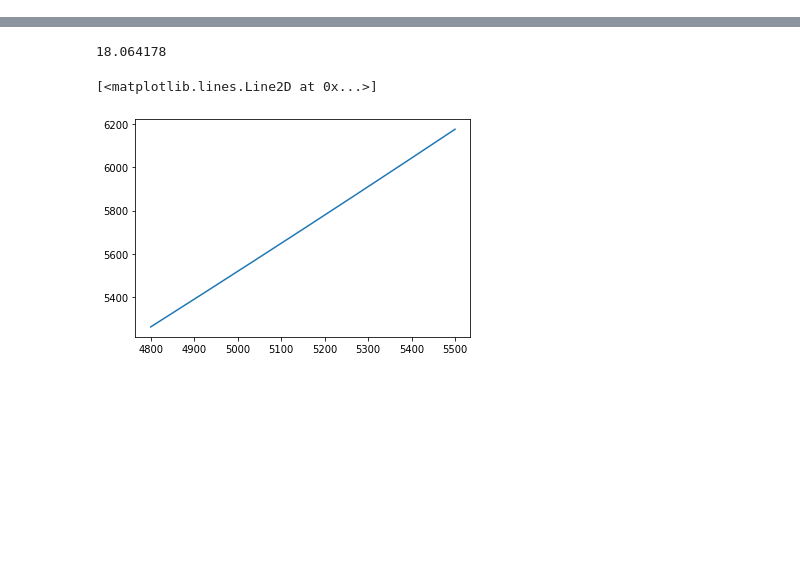
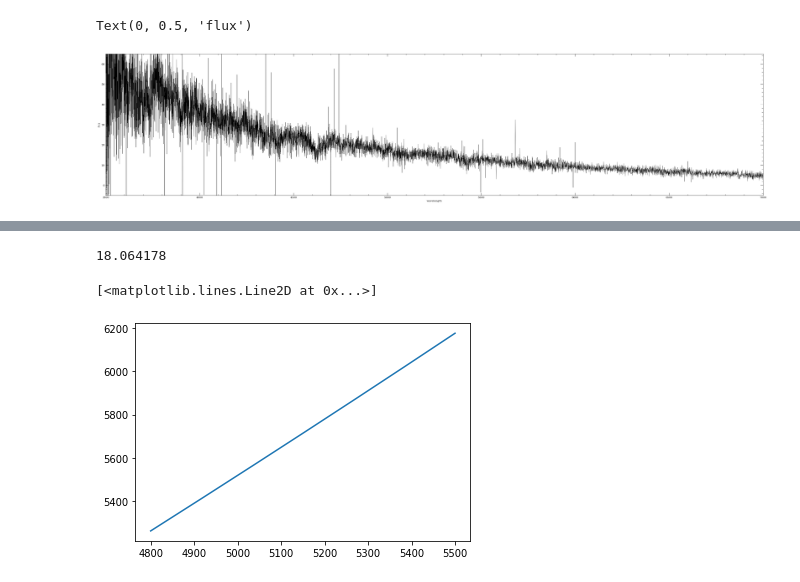
Before and after one commit to vedantchandra/merlin, a Jupyter notebook: pipeline/nb/99_dev_getspec.ipynb, the cells around one changed output, grey strips where cells are left out. Drawn from its saved outputs; the diff is of its cells as text; code cells hidden in the pictures; blank space fills up the shorter version.

```diff
--- a/pipeline/nb/99_dev_getspec.ipynb
+++ b/pipeline/nb/99_dev_getspec.ipynb
@@ -0,0 +1,7 @@
+# %%
+from astropy.table import Table
+import numpy as np
+import matplotlib.pyplot as plt
+import astropy
+
+plt.style.use('~/vedant.mplstyle')
@@ -0,0 +10,2 @@
+# %%
+f = fits.open('/n/holyscratch01/conroy_lab/vchandra/mage/data/kd6/reduced_v0/magellan_mage_A/Science/coadd/j0927m6335_coadd.fits')
@@ -0,0 +14,5 @@
+# %%
+order = 1
+
+wl = f[order].data['wave']
+fl = f[order].data['flux']
@@ -0,0 +30,12 @@
+# %%
+sel = (wl > 3500) & (wl < 9000)
+# %%
+plt.figure(figsize = (45, 10))
+plt.plot(wl[sel], fl[sel], color = 'k', lw = 0.5)
+plt.ylim(-5, 65)
+plt.xlim(3500, 7000)
+plt.xlabel('wavelength')
+plt.ylabel('flux')
+# %% [output]
+Text(0, 0.5, 'flux')
+[figure, added]
```
Also changed, not shown: parts of 6 cells of this notebook, 17 other files.
